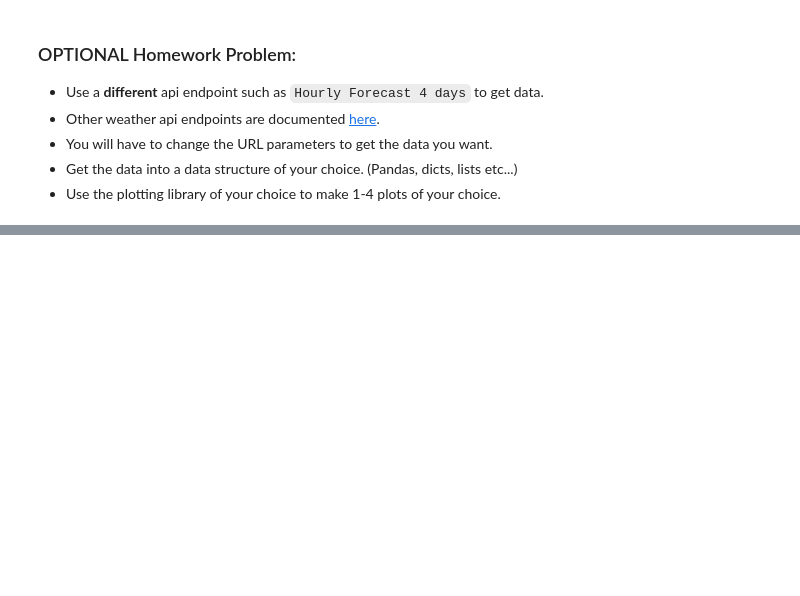
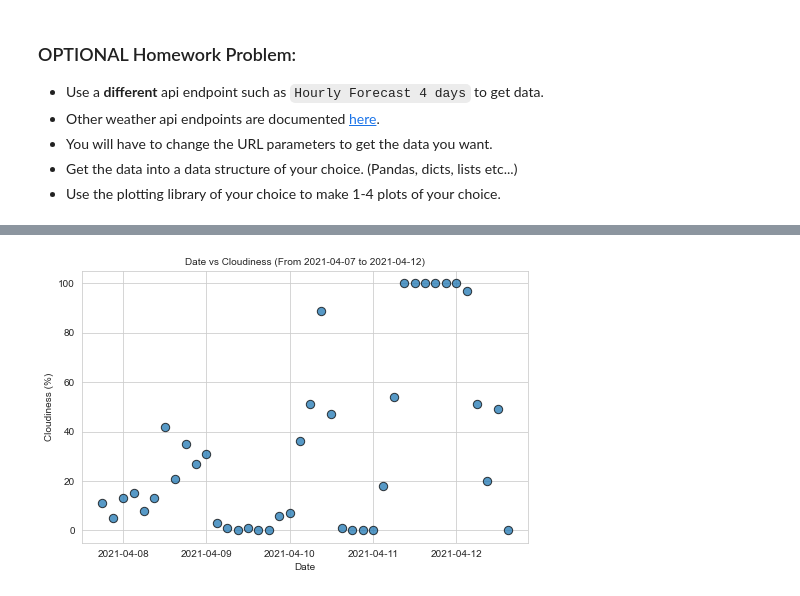
Before and after one commit to rooplaxmidesai/homework, a Jupyter notebook: week_05/WeatherPy_homework_starter.ipynb, the cells around one changed output, grey strips where cells are left out. Cells and saved outputs as stored; diff of their text form; code cells hidden in the pictures; blank space fills up the shorter version.

```diff
--- a/week_05/WeatherPy_homework_starter.ipynb
+++ b/week_05/WeatherPy_homework_starter.ipynb
@@ -334,0 +435,12 @@ In addition to generating data, munging data and plotting data you will also be
+# %%
+#Date vs. Cloudiness Plot
+fig,ax = plt.subplots()
+title = "Date vs Cloudiness (" + forecast_analysis_date  + ")"
+ax.scatter(x=fiveday3hr_forecast_df.index,y=fiveday3hr_forecast_df["Cloudiness"],
+           s=70,edgecolor="black",linewidth=1,alpha=0.75)
+#call the function to set the title, axis labels , width , height and fontsize
+set_matplot(fig,ax,title,"Date","Cloudiness (%)",8,5,10)
+fig.savefig("forecast_Date_Cloudiness.png")
+plt.show()
+# %% [output]
+[figure, added]
```
Also changed, not shown: parts of 6 cells of this notebook, 4 other files.
